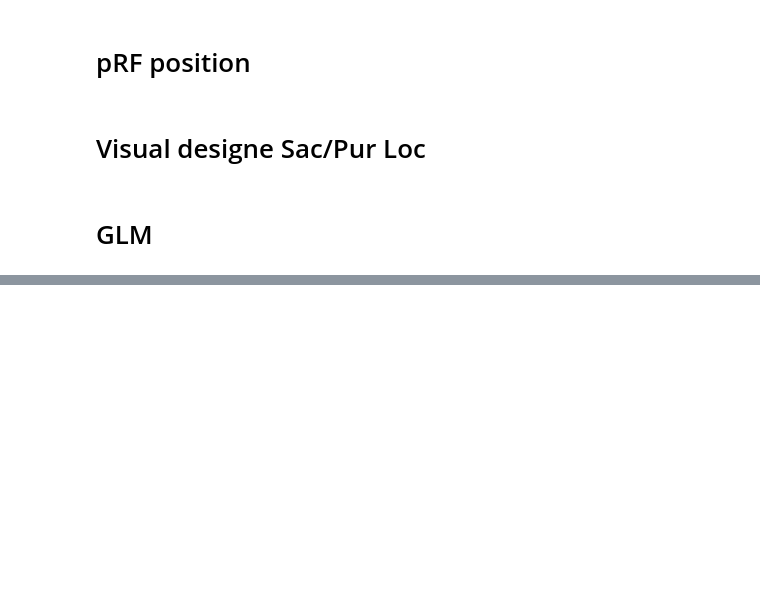
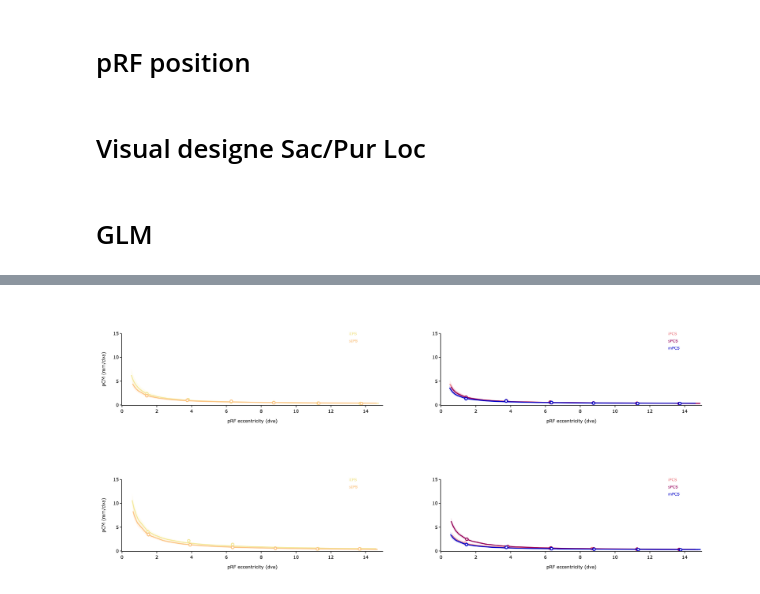
Before and after one commit to mszinte/RetinoMaps, a Jupyter notebook: analysis_code/postproc/result_analysis/deb/figures_rmn.ipynb, the cells around one changed output, grey strips where cells are left out. Drawn from its saved outputs; the diff is of its cells as text; code cells hidden in the pictures; blank space fills up the shorter version.

```diff
--- a/analysis_code/postproc/result_analysis/deb/figures_rmn.ipynb
+++ b/analysis_code/postproc/result_analysis/deb/figures_rmn.ipynb
@@ -387,0 +651,10 @@ inverted_colors
+# %%
+categories_to_plot = ['vision',  'vision_and_pursuit_and_saccade']
+for categorie_to_plot in categories_to_plot:
+    df_categorie = data.loc[data.stats_final == categorie_to_plot]
+    fig2 = prf_ecc_pcm_plot(df_categorie, subject, fig_height=400, fig_width=800, ecc_th=ecc_th, pcm_th=pcm_th, rsq_th=rsq_th)
+    fig2.write_image("/Users/uriel/Downloads/{}_{}_ecc_pcm.pdf".format(subject,categorie_to_plot))
+    fig2.show()
+# %% [output]
+[figure, added]
+[figure, added]
```
Also changed, not shown: parts of 8 cells of this notebook, 1 other file.
